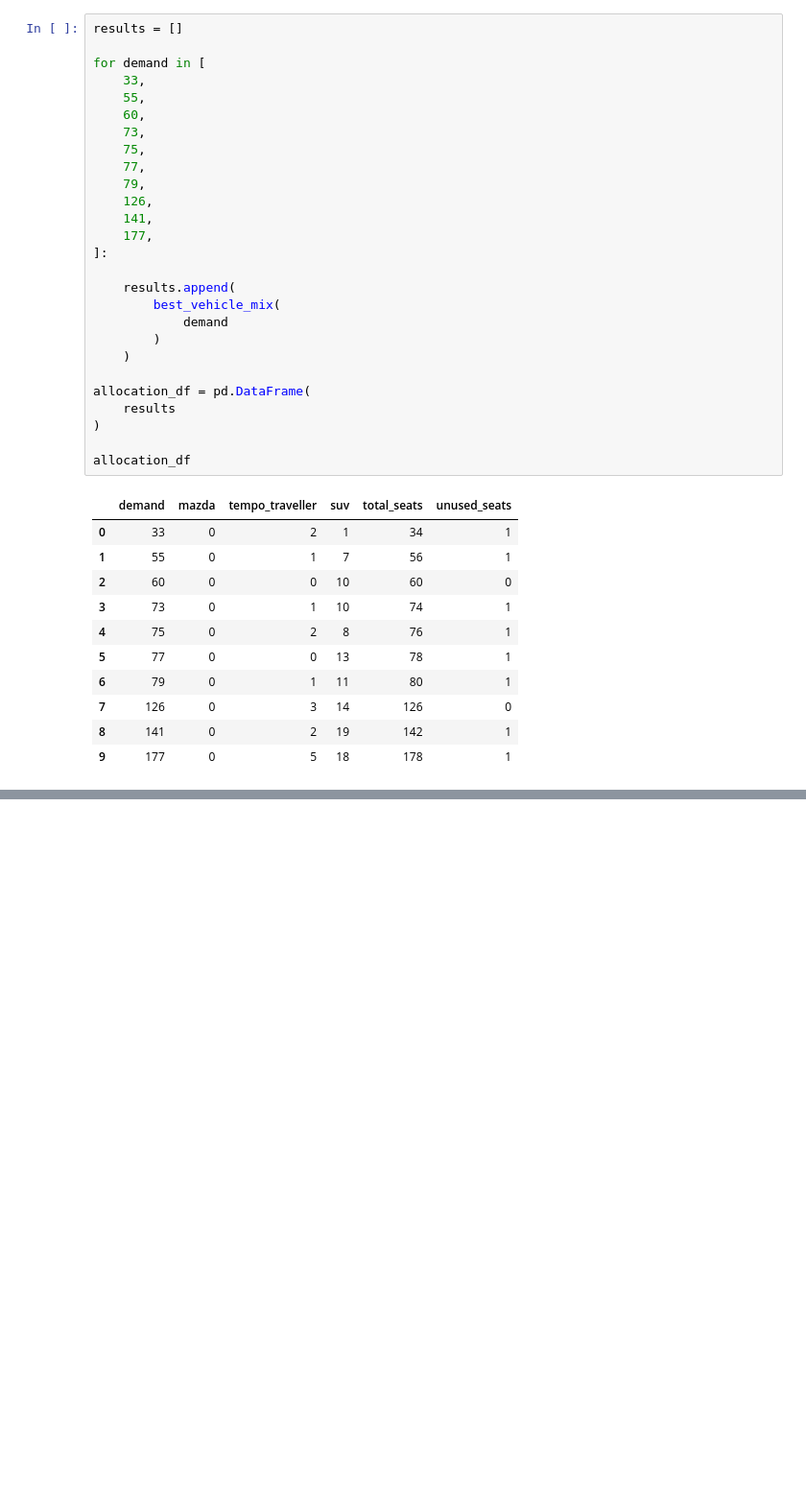
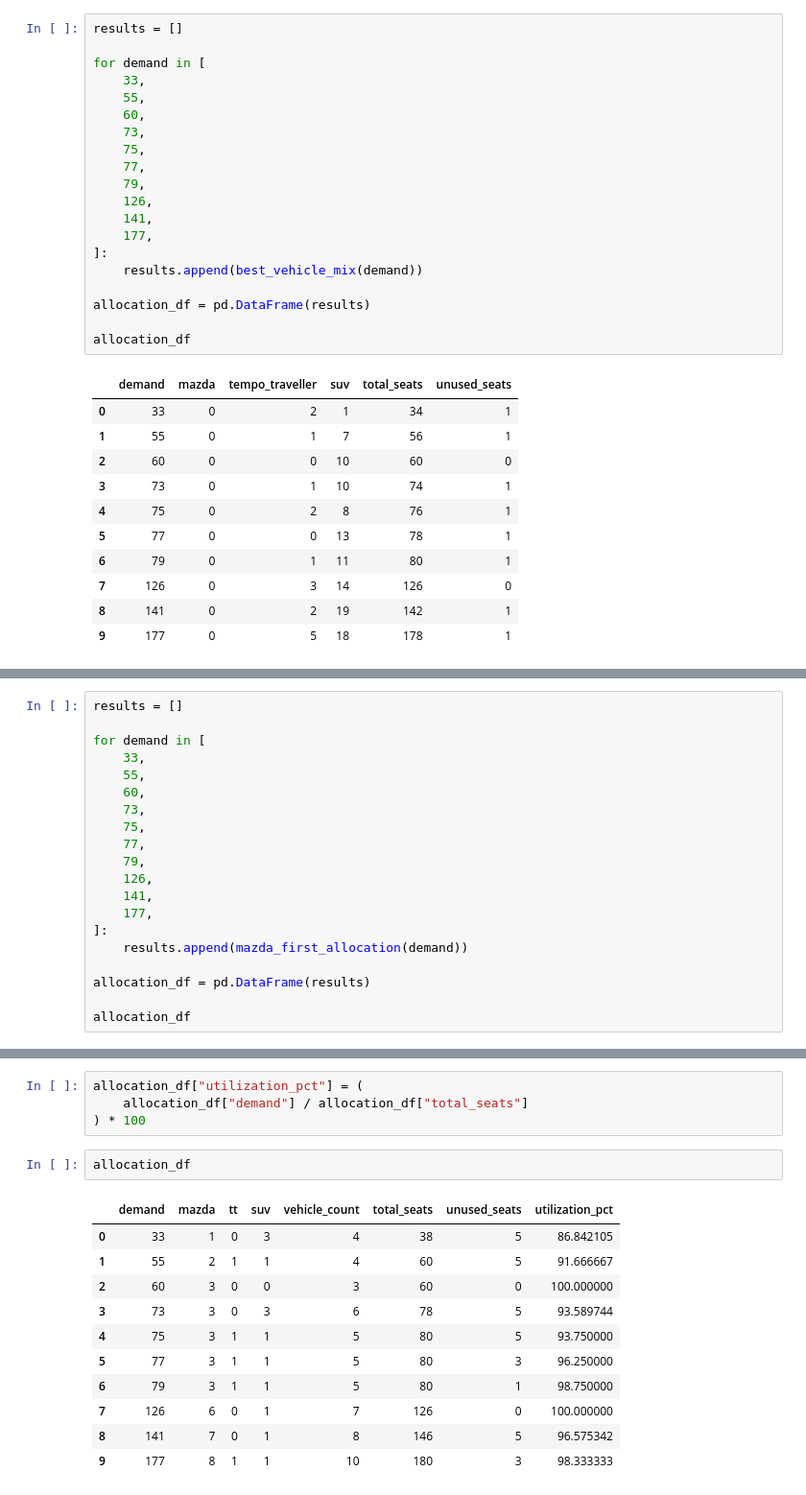
Before and after one commit to jeevak2013/workforce-mobility-digital-twin, a Jupyter notebook: src/allocation/cab_allocation_eda.ipynb, the cells around one changed output, grey strips where cells are left out. Shown at 96% size. Saved outputs shown, nothing was run; the diff lists cells and outputs as text; blank space fills up the shorter version.

```diff
--- a/src/allocation/cab_allocation_eda.ipynb
+++ b/src/allocation/cab_allocation_eda.ipynb
@@ -343,16 +280,9 @@ for demand in [
     141,
     177,
 ]:
+    results.append(best_vehicle_mix(demand))
 
-    results.append(
-        best_vehicle_mix(
-            demand
-        )
-    )
-
-allocation_df = pd.DataFrame(
-    results
-)
+allocation_df = pd.DataFrame(results)
 
 allocation_df
 # %% [output]
@@ -459,0 +423,20 @@ escort_df
+# %%
+results = []
+
+for demand in [
+    33,
+    55,
+    60,
+    73,
+    75,
+    77,
+    79,
+    126,
+    141,
+    177,
+]:
+    results.append(mazda_first_allocation(demand))
+
+allocation_df = pd.DataFrame(results)
+
+allocation_df
@@ -459,0 +455,18 @@ escort_df
+# %%
+allocation_df["utilization_pct"] = (
+    allocation_df["demand"] / allocation_df["total_seats"]
+) * 100
+# %%
+allocation_df
+# %% [output]
+|  | demand | mazda | tt | suv | vehicle_count | total_seats | unused_seats | utilization_pct |
+| 0 | 33 | 1 | 0 | 3 | 4 | 38 | 5 | 86.842105 |
+| 1 | 55 | 2 | 1 | 1 | 4 | 60 | 5 | 91.666667 |
+| 2 | 60 | 3 | 0 | 0 | 3 | 60 | 0 | 100.000000 |
+| 3 | 73 | 3 | 0 | 3 | 6 | 78 | 5 | 93.589744 |
+| 4 | 75 | 3 | 1 | 1 | 5 | 80 | 5 | 93.750000 |
+| 5 | 77 | 3 | 1 | 1 | 5 | 80 | 3 | 96.250000 |
+| 6 | 79 | 3 | 1 | 1 | 5 | 80 | 1 | 98.750000 |
+| 7 | 126 | 6 | 0 | 1 | 7 | 126 | 0 | 100.000000 |
+| 8 | 141 | 7 | 0 | 1 | 8 | 146 | 5 | 96.575342 |
+| 9 | 177 | 8 | 1 | 1 | 10 | 180 | 3 | 98.333333 |
```
Also changed, not shown: parts of 27 cells of this notebook, 24 other files.
